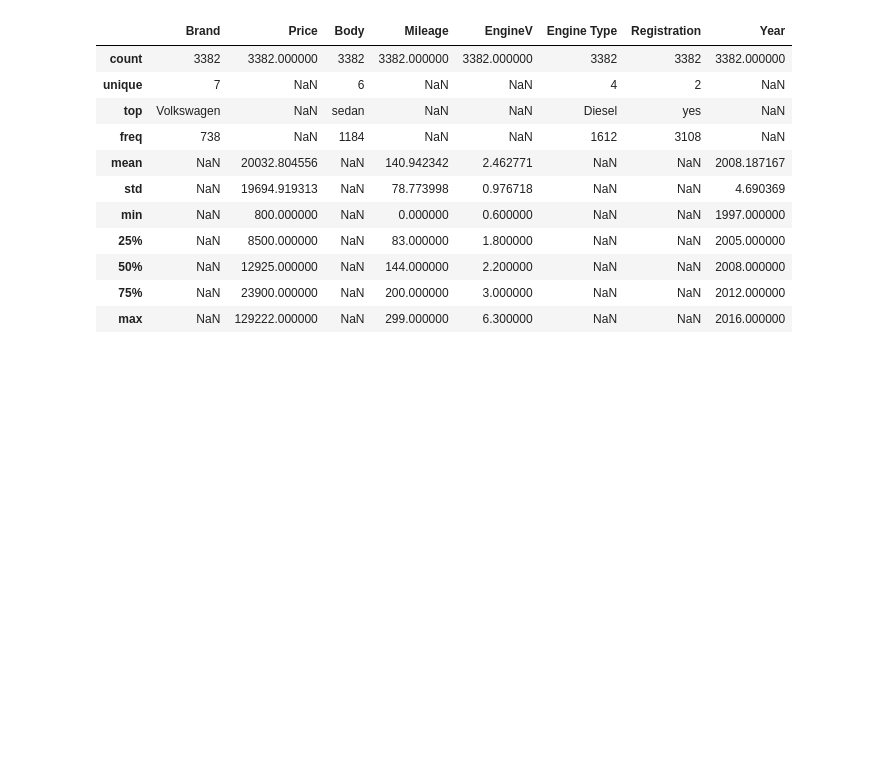
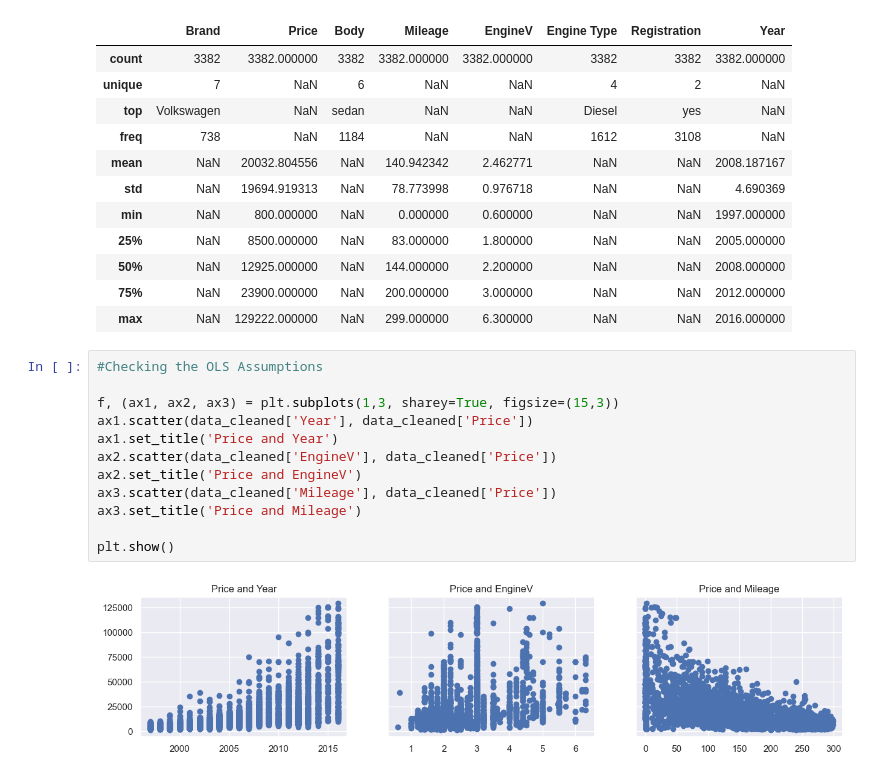
Before and after one commit to psalmskalu/data_science_class_with_smyle, a Jupyter notebook: exercise class/car_prices.ipynb, the cells around one changed output. Saved outputs shown, nothing was run; the diff lists cells and outputs as text; blank space fills up the shorter version.

```diff
--- a/exercise class/car_prices.ipynb
+++ b/exercise class/car_prices.ipynb
@@ -275,3 +275,17 @@ data_cleaned.describe(include='all')
 | 50% | NaN | 12925.000000 | NaN | 144.000000 | 2.200000 | NaN | NaN | 2008.000000 |
 | 75% | NaN | 23900.000000 | NaN | 200.000000 | 3.000000 | NaN | NaN | 2012.000000 |
 | max | NaN | 129222.000000 | NaN | 299.000000 | 6.300000 | NaN | NaN | 2016.000000 |
+# %%
+#Checking the OLS Assumptions
+
+f, (ax1, ax2, ax3) = plt.subplots(1,3, sharey=True, figsize=(15,3))
+ax1.scatter(data_cleaned['Year'], data_cleaned['Price'])
+ax1.set_title('Price and Year')
+ax2.scatter(data_cleaned['EngineV'], data_cleaned['Price'])
+ax2.set_title('Price and EngineV')
+ax3.scatter(data_cleaned['Mileage'], data_cleaned['Price'])
+ax3.set_title('Price and Mileage')
+
+plt.show()
+# %% [output]
+[figure, added]
```
Also changed, not shown: parts of 7 cells of this notebook.
